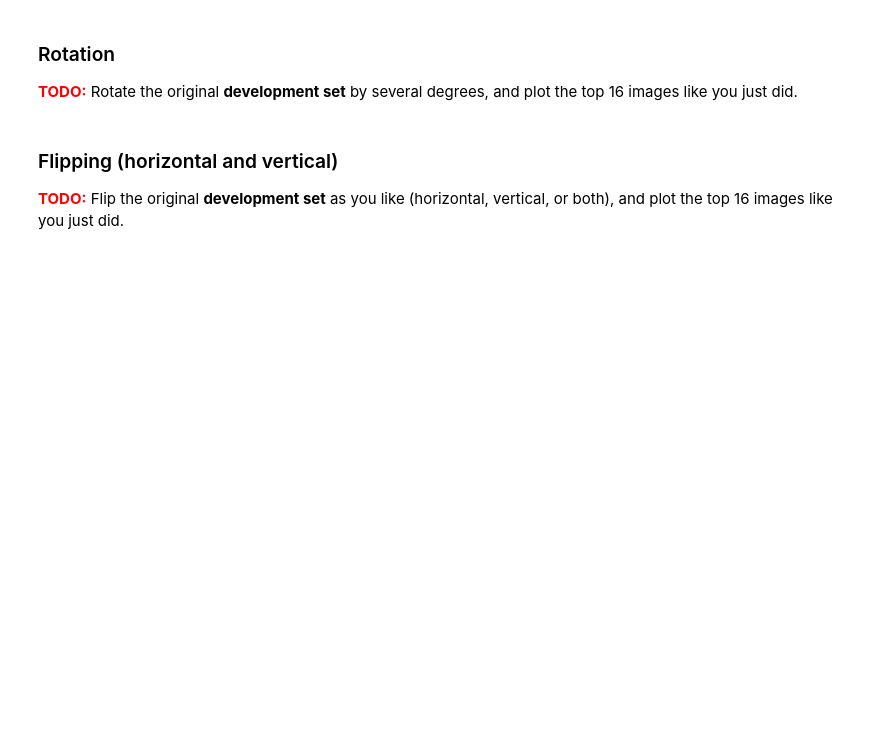
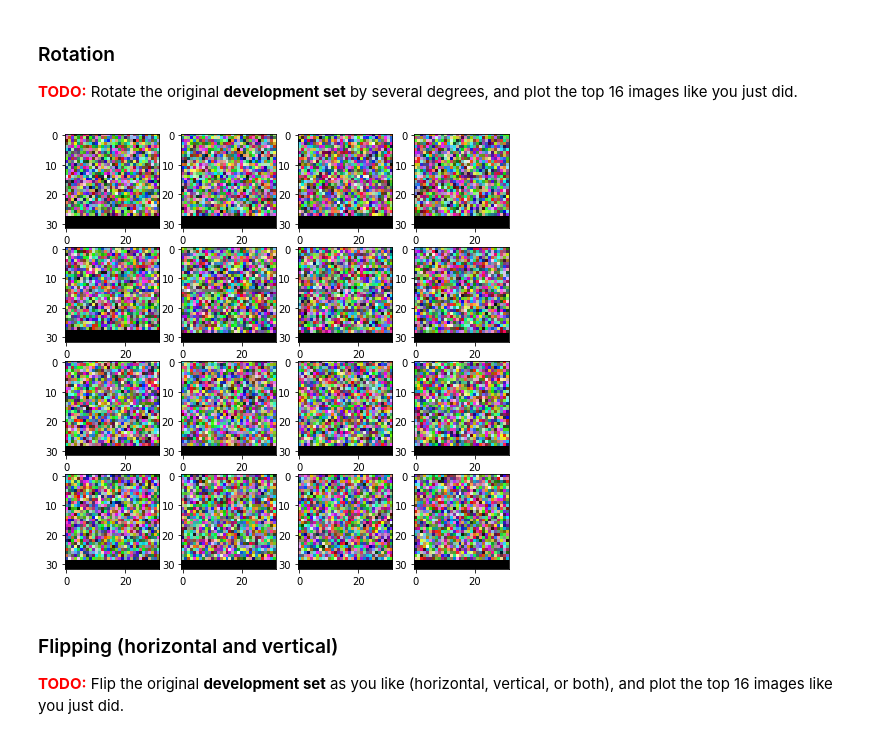
Before and after one commit to crowegian/NNetsDL_F17, a Jupyter notebook: assignment2/task4-augmentation.ipynb, the cells around one changed output. Saved outputs shown, nothing was run; the diff lists cells and outputs as text; code cells hidden in the pictures; blank space fills up the shorter version.

```diff
--- a/assignment2/task4-augmentation.ipynb
+++ b/assignment2/task4-augmentation.ipynb
@@ -141,3 +144,10 @@ print(np.random.randint(low = 0, high = 10, size = 10))
+# %%
+# YOUR CODE HERE
+myGen = ImageGenerator(x = X_dev, y = y_dev)
+myGen.rotate(angle = 3)
+myGen.show()
+# %% [output]
+[figure, added]
 # %% [markdown]
 ### Flipping (horizontal and vertical)
 
```
Also changed, not shown: parts of 20 cells of this notebook, 21 other files.
